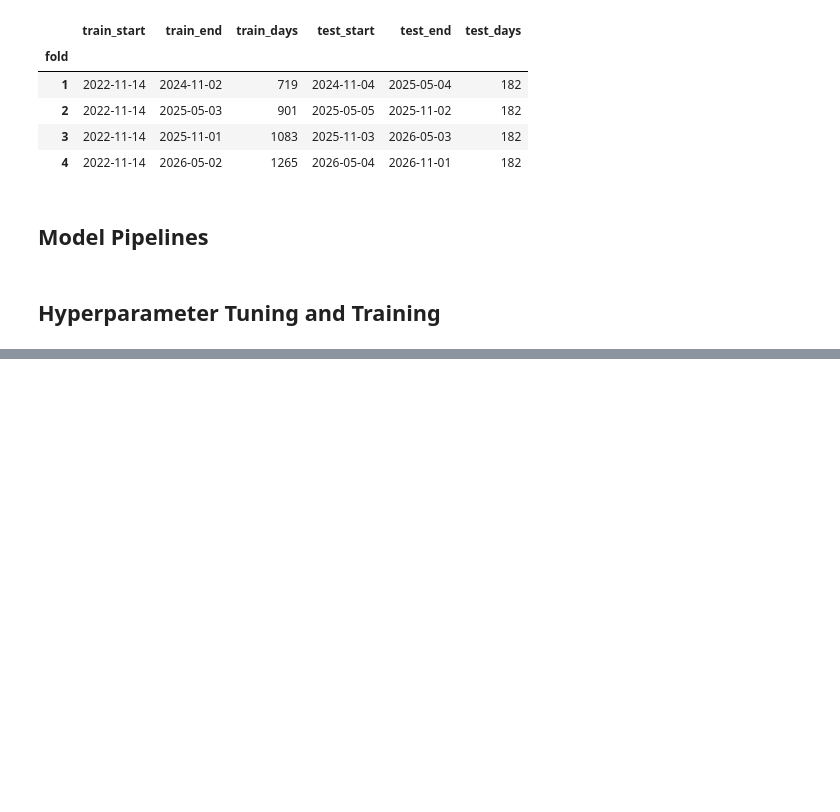
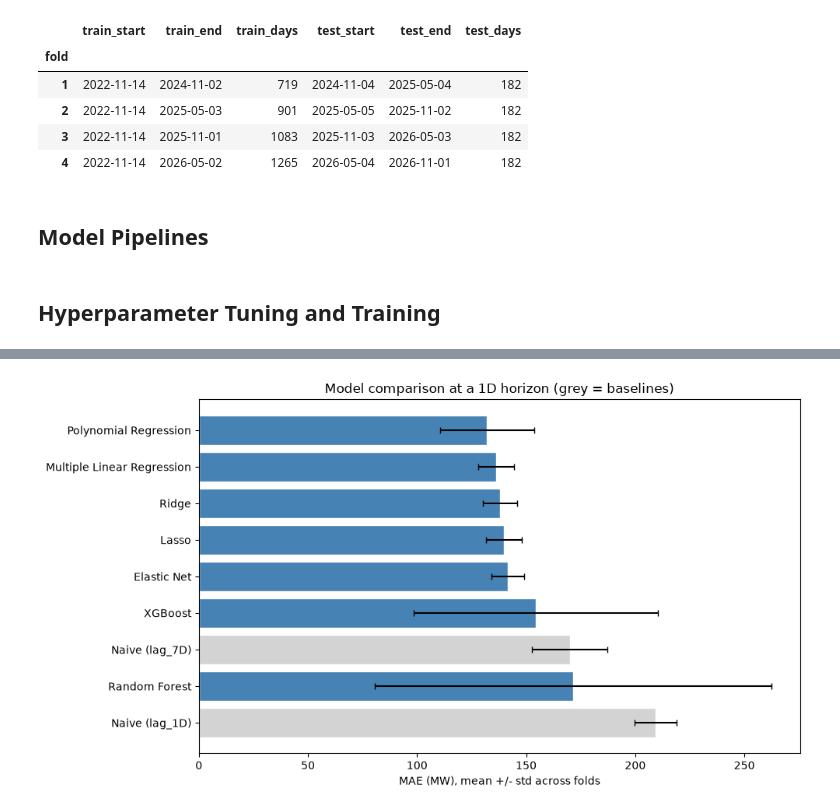
Before and after one commit to Sagnik2810Sarkar/EnergyOracle, a Jupyter notebook: src/modelling.ipynb, the cells around one changed output, grey strips where cells are left out. Cells and saved outputs as stored; diff of their text form; code cells hidden in the pictures; blank space fills up the shorter version.

Commit message:
Results and findings

```diff
--- a/src/modelling.ipynb
+++ b/src/modelling.ipynb
@@ -87,7 +81,7 @@ lin_cat   = ["day_of_week", "hour"]
 poly_num = ["time_of_day", "is_weekend"] + lag_keep + [c for c in roll_cols if "_mean_" in c]
 rest_num = [c for c in lin_num if c not in poly_num]
 
-used = list(dict.fromkeys(tree_cols + lin_num + lin_cat + poly_num + [BASE_LAG]))
+used = list(dict.fromkeys(tree_cols + lin_num + lin_cat + poly_num))
 
 X = hs[used]
 y = hs[TARGET_COL]
@@ -222,0 +232,6 @@ def make_search(name, target):
+# %%
+def metrics(actual, pred):
+    err = np.asarray(pred) - np.asarray(actual)
+    return {"MAE": np.abs(err).mean(),
+            "RMSE": np.sqrt((err ** 2).mean()),
+            "MAPE": (np.abs(err) / np.asarray(actual)).mean() * 100}
@@ -222,0 +291,6 @@ def make_search(name, target):
+# %%
+summary = results.groupby("model")[["MAE", "RMSE", "MAPE", "train_s"]].agg(["mean", "std"])
+summary.columns = [f"{a}_{b}" for a, b in summary.columns]
+summary = summary.sort_values("MAE_mean")
+summary.insert(0, "rank", range(1, len(summary) + 1))
+summary.round(2)
@@ -222,0 +314,13 @@ def make_search(name, target):
+# %%
+is_naive = lambda m: m.startswith("Naive")
+
+fig, ax = plt.subplots(figsize=(10, 0.5 * len(summary) + 1))
+colors = ["lightgrey" if is_naive(m) else "steelblue" for m in summary.index][::-1]
+ax.barh(list(summary.index[::-1]), summary["MAE_mean"][::-1], xerr=summary["MAE_std"][::-1],
+        color=colors, edgecolor="white", capsize=3)
+ax.set_xlabel("MAE (MW), mean +/- std across folds")
+ax.set_title(f"Model comparison at a {HORIZON} horizon (grey = baselines)")
+fig.tight_layout()
+plt.show()
+# %% [output]
+[figure, added]
```
Also changed, not shown: parts of 14 cells of this notebook.
